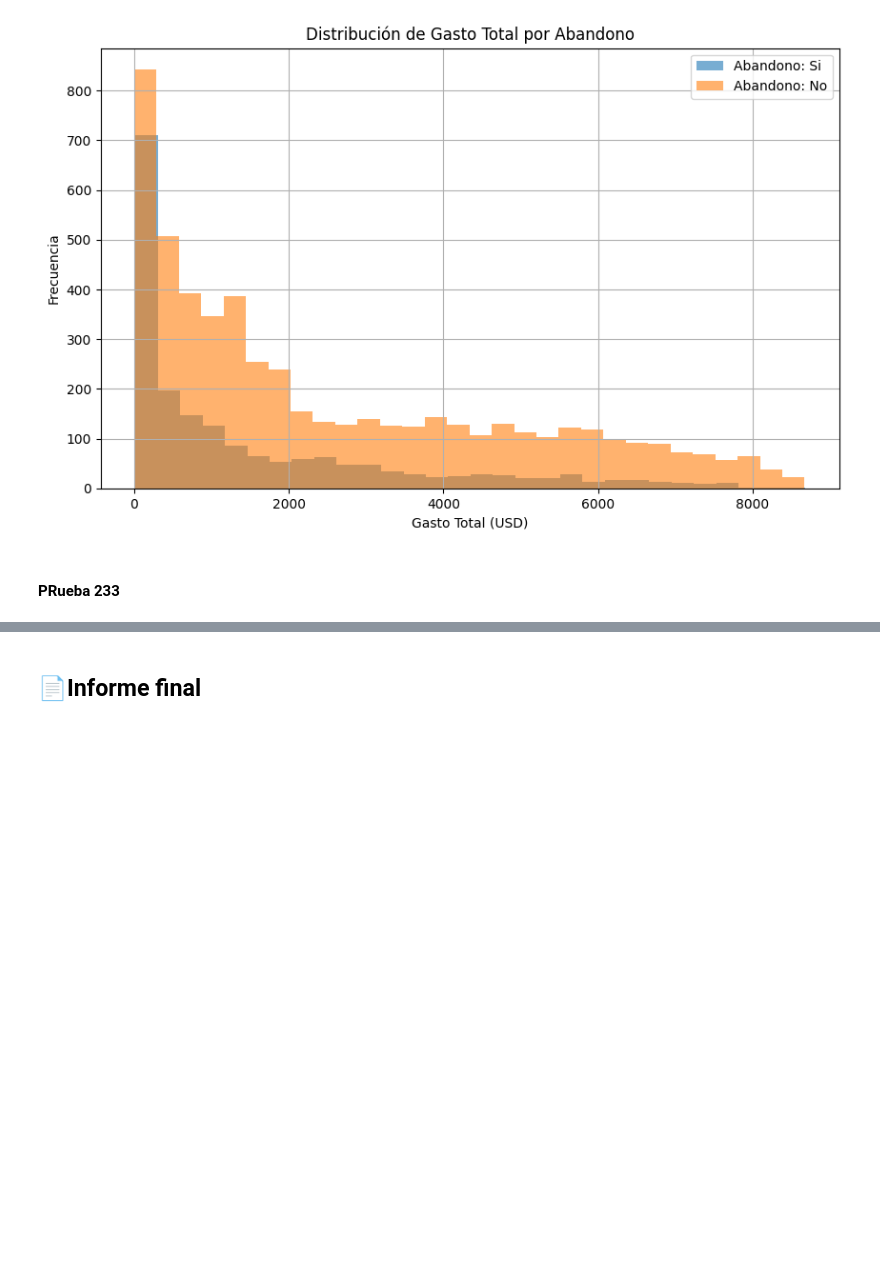
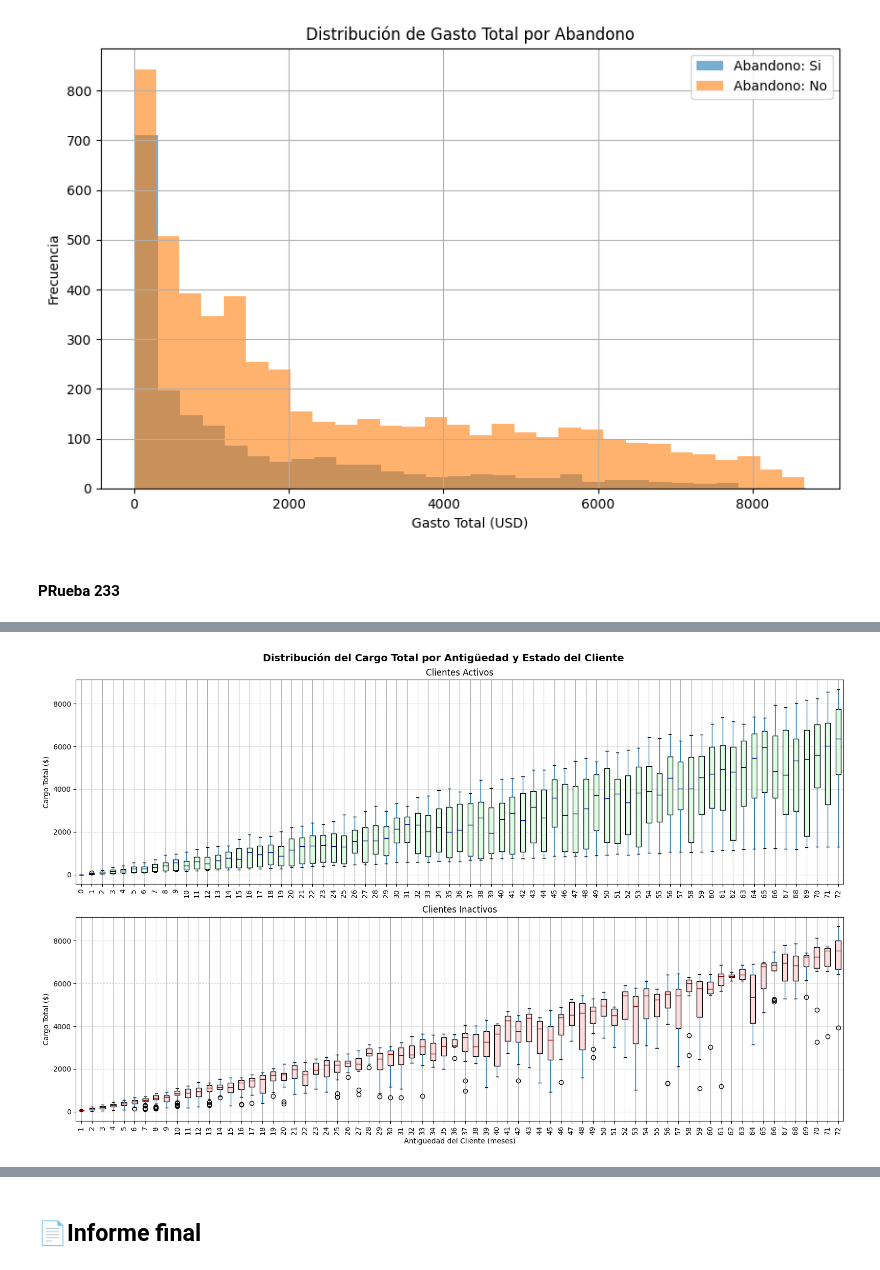
Before and after one commit to MigXDev/CS_Datos_I_DESAFIO_2, a Jupyter notebook: challenge2-data-science-LATAM-main/TelecomX_LATAM.ipynb, the cells around one changed output, grey strips where cells are left out. Saved outputs shown, nothing was run; the diff lists cells and outputs as text; code cells hidden in the pictures; blank space fills up the shorter version.

```diff
--- a/challenge2-data-science-LATAM-main/TelecomX_LATAM.ipynb
+++ b/challenge2-data-science-LATAM-main/TelecomX_LATAM.ipynb
@@ -2510,0 +2546,53 @@ plt.show()
+# %%
+import matplotlib.pyplot as plt
+
+# Filtramos por estado
+df_activos = df_Datos_Traducidos[df_Datos_Traducidos['abandono_cliente'] == 'No']
+df_inactivos = df_Datos_Traducidos[df_Datos_Traducidos['abandono_cliente'] == 'Si']
+
+# Orden de los meses
+orden_meses = sorted(df_Datos_Traducidos['meses_antiguedad'].unique())
+
+# Crear figura
+fig, (ax1, ax2) = plt.subplots(2, 1, figsize=(16, 10), sharey=True)
+
+# --- Clientes Activos ---
+df_activos.boxplot(
+    column='cargo.total',
+    by='meses_antiguedad',
+    ax=ax1,
+    grid=True,
+    showfliers=True,
+    patch_artist=True,
+    boxprops=dict(facecolor="#dcfce3"),
+    medianprops=dict(color='darkblue')
+)
+ax1.set_title('Clientes Activos')
+ax1.set_xlabel('')
+ax1.set_ylabel('Cargo Total ($)')
+ax1.grid(True, axis='y', linestyle='--', alpha=0.5)
+ax1.tick_params(axis='x', rotation=90)
+
+# --- Clientes Inactivos ---
+df_inactivos.boxplot(
+    column='cargo.total',
+    by='meses_antiguedad',
+    ax=ax2,
+    grid=True,
+    showfliers=True,
+    patch_artist=True,
+    boxprops=dict(facecolor='#fcdcdc'),
+    medianprops=dict(color='darkred')
+)
+ax2.set_title('Clientes Inactivos')
+ax2.set_xlabel('Antigüedad del Cliente (meses)')
+ax2.set_ylabel('Cargo Total ($)')
+ax2.grid(True, axis='y', linestyle='--', alpha=0.5)
+ax2.tick_params(axis='x', rotation=90)
+
+# Remover título automático
+plt.suptitle('Distribución del Cargo Total por Antigüedad y Estado del Cliente', fontsize=14, fontweight='bold')
+plt.tight_layout()
+plt.show()
+# %% [output]
+[figure, added]
```
Also changed, not shown: parts of 16 cells of this notebook.
